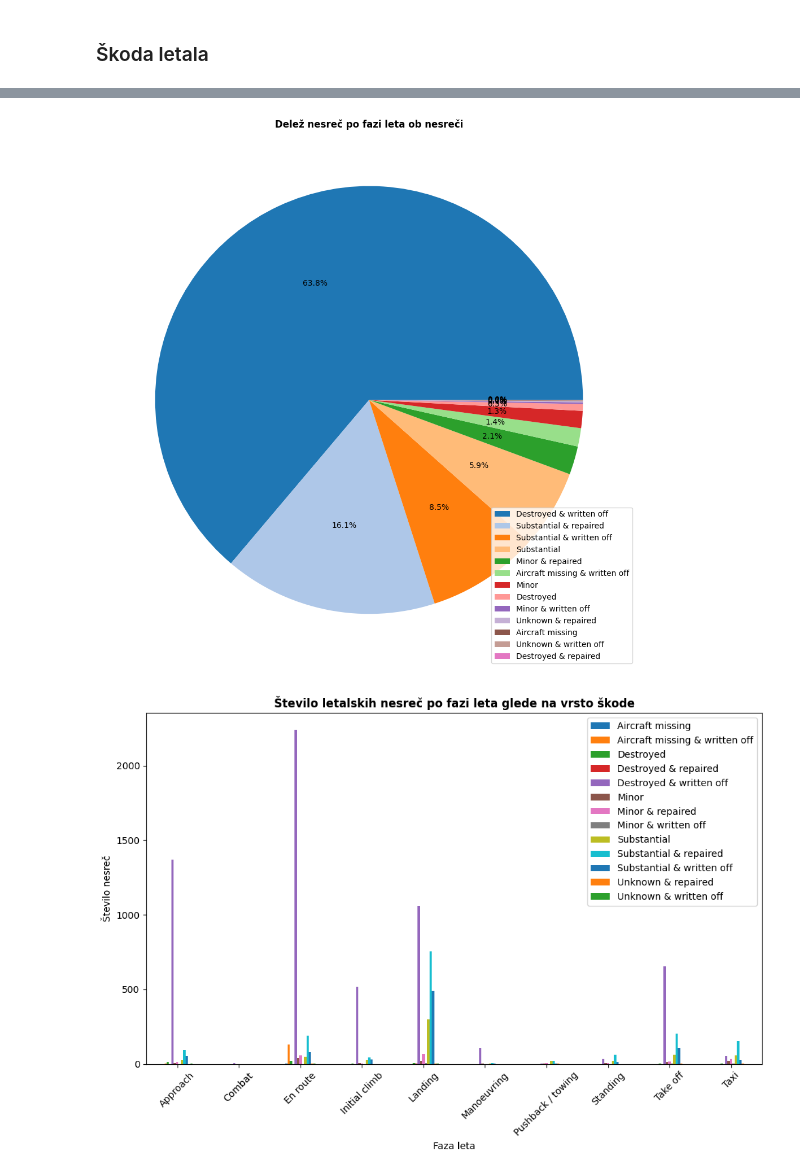
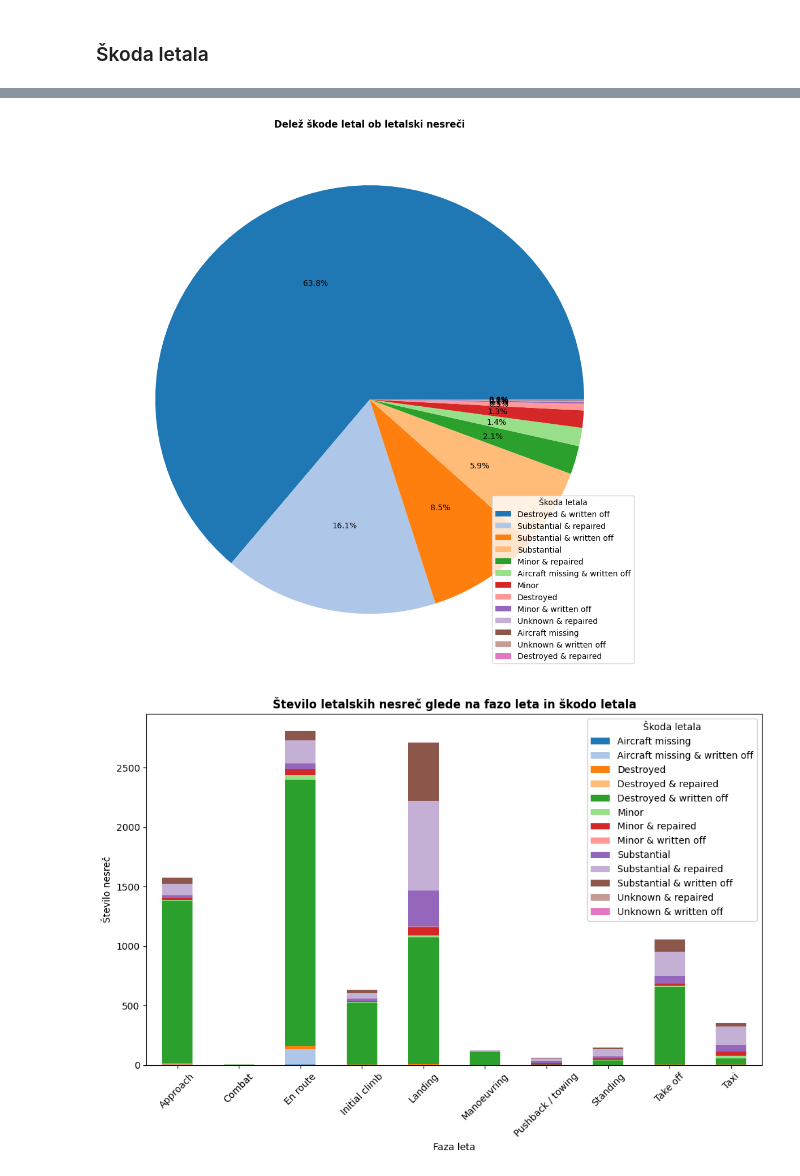
Before and after one commit to kajazefran/Projektna_naloga, a Jupyter notebook: analiza.ipynb, the cells around one changed output, grey strips where cells are left out. Saved outputs shown, nothing was run; the diff lists cells and outputs as text; code cells hidden in the pictures.

```diff
--- a/analiza.ipynb
+++ b/analiza.ipynb
@@ -222,27 +242,25 @@ plt.tight_layout()
 # %%
 skoda_letala = letalske_nesrece['skoda_letala'].dropna().value_counts()
 # %%
-
 skoda_letala.plot.pie(colors=barve, autopct='%1.1f%%', labels=None, figsize=(10, 10), ylabel='')
-plt.title("Delež nesreč po fazi leta ob nesreči", fontweight='bold');
-plt.legend(skoda_letala.index, loc='lower right')
+plt.title('Delež škode letal ob letalski nesreči', fontweight='bold')
+plt.legend(skoda_letala.index, loc='lower right', title='Škoda letala')
 plt.tight_layout()
 # %% [output]
-[figure, old version]
+[figure, new version]
 # %%
 tabela = letalske_nesrece.dropna(subset=['faza_leta', 'skoda_letala']).groupby(['faza_leta', 'skoda_letala']).size().reset_index(name='stevilo')
 pivot_tabela = tabela.pivot(index='faza_leta', columns='skoda_letala', values='stevilo')
 # %%
-pivot_tabela.plot.bar(figsize=(10, 7))
-plt.title("Število letalskih nesreč po fazi leta glede na vrsto škode", fontweight='bold')
-plt.xlabel("Faza leta")
-plt.ylabel("Število nesreč")
+pivot_tabela.plot.bar(color=barve, figsize=(10, 7), stacked=True)
+plt.title('Število letalskih nesreč glede na fazo leta in škodo letala', fontweight='bold')
+plt.xlabel('Faza leta')
+plt.ylabel('Število nesreč')
 plt.xticks(rotation=45)
-plt.legend()
+plt.legend(title='Škoda letala')
 plt.tight_layout()
-plt.show()
 # %% [output]
-[figure, old version]
+[figure, new version]
 # %%
 tabela = letalske_nesrece.dropna(subset=['narava_leta', 'skoda_letala']).groupby(['narava_leta', 'skoda_letala']).size().reset_index(name='stevilo')
 pivot = tabela.pivot(index='narava_leta', columns='skoda_letala', values='stevilo')
```
Also changed, not shown: parts of 46 cells of this notebook.
